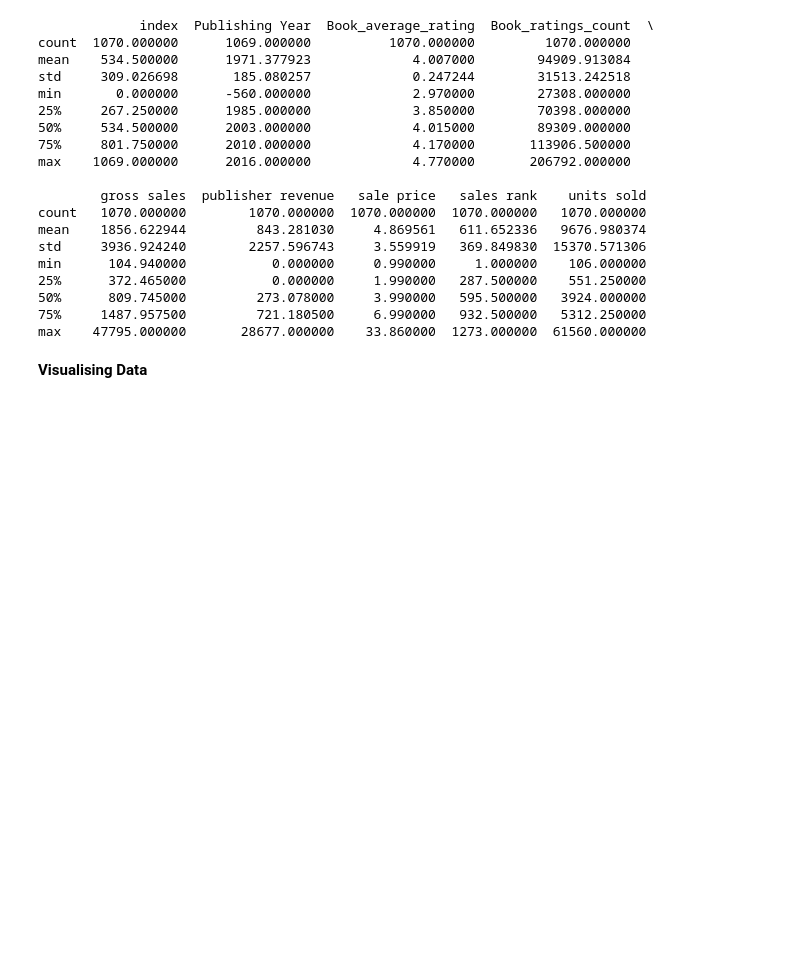
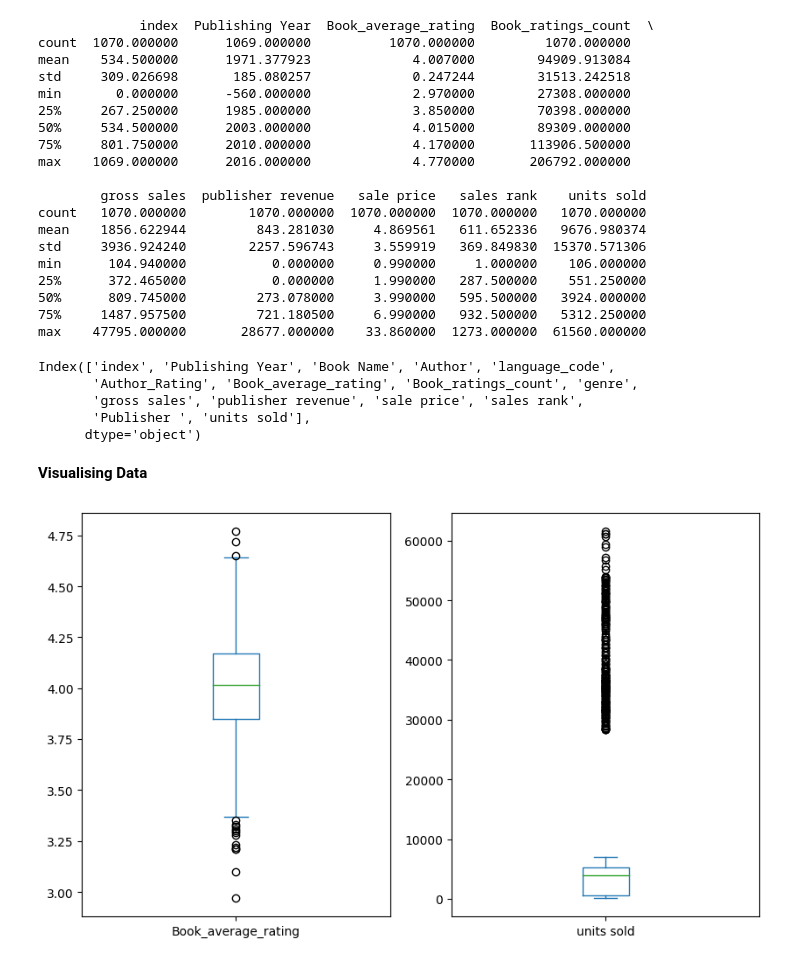
Before and after one commit to Fsrkh/machine-learning-small-projects, a Jupyter notebook: book_sales.ipynb, the cells around one changed output. Cells and saved outputs as stored; diff of their text form; code cells hidden in the pictures; blank space fills up the shorter version.

```diff
--- a/book_sales.ipynb
+++ b/book_sales.ipynb
@@ -48,5 +48,26 @@ min      104.940000           0.000000     0.990000     1.000000    106.000000
 50%      809.745000         273.078000     3.990000   595.500000   3924.000000
 75%     1487.957500         721.180500     6.990000   932.500000   5312.250000
 max    47795.000000       28677.000000    33.860000  1273.000000  61560.000000
+# %%
+print(dataset.columns)
+# %% [output]
+Index(['index', 'Publishing Year', 'Book Name', 'Author', 'language_code',
+       'Author_Rating', 'Book_average_rating', 'Book_ratings_count', 'genre',
+       'gross sales', 'publisher revenue', 'sale price', 'sales rank',
+       'Publisher ', 'units sold'],
+      dtype='object')
+# %%
+columns_to_keep = ['Book Name', 'Author', 'Book_average_rating', 'units sold']
+dataset = dataset[columns_to_keep]
 # %% [markdown]
 **Visualising Data**
+# %%
+import matplotlib.pyplot as plt
+fig, axes = plt.subplots(figsize=(10, 6))
+
+# Assuming `dataset` is a DataFrame
+dataset.plot(kind='box', subplots=True, sharex=False, sharey=False, ax=axes)
+
+plt.show()
+# %% [output]
+[figure, added]
```
Also changed, not shown: parts of 2 cells of this notebook.
